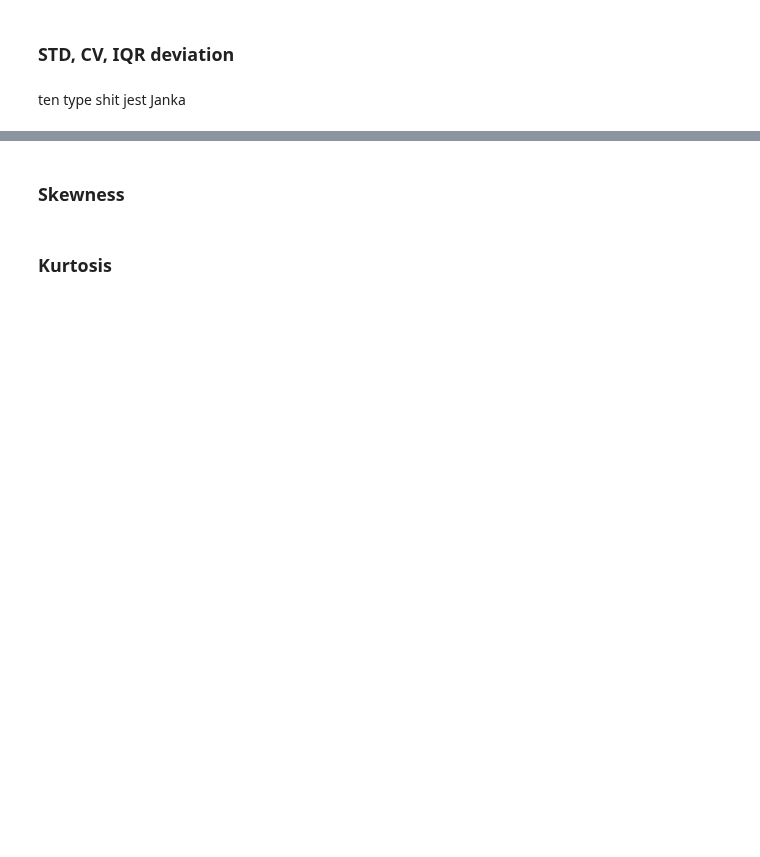
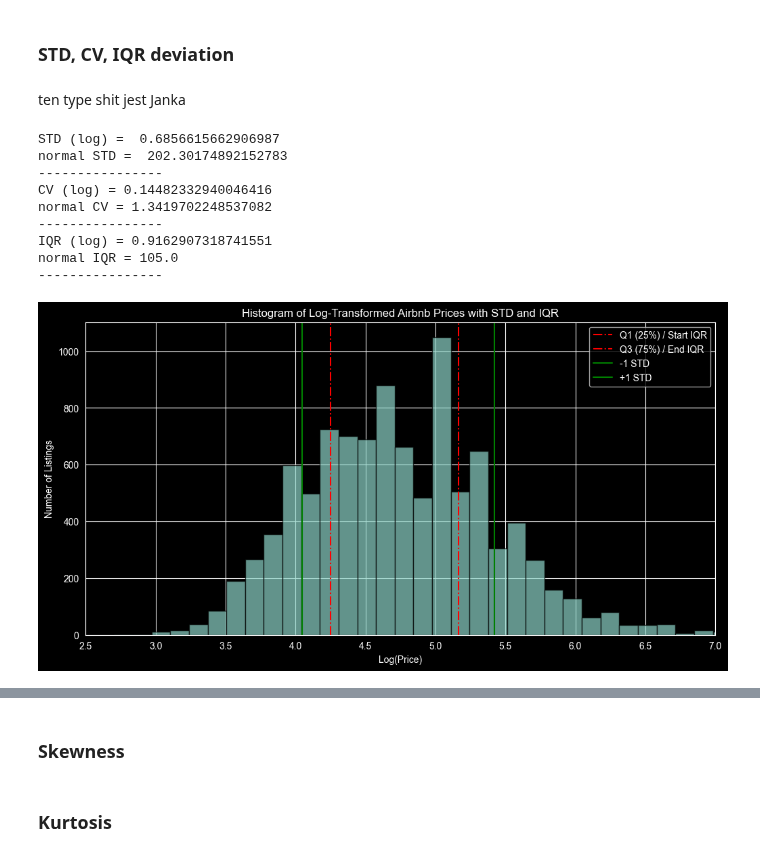
Before and after one commit to simioon/descriptive-statistics-meanlads, a Jupyter notebook: data-cleansing-visualization/Cleaning_Data_in_Python_live_session.ipynb, the cells around one changed output, grey strips where cells are left out. Drawn from its saved outputs; the diff is of its cells as text; code cells hidden in the pictures; blank space fills up the shorter version.

Commit message:
STD, CV, IQR for price and rating

```diff
--- a/data-cleansing-visualization/Cleaning_Data_in_Python_live_session.ipynb
+++ b/data-cleansing-visualization/Cleaning_Data_in_Python_live_session.ipynb
@@ -800,3 +800,64 @@ Później jak będe mergowal to komentarze pousuwam (jak bede pamietal).
 ### STD, CV, IQR deviation
 # %% [markdown]
 ten type shit jest Janka
+# %%
+from scipy.stats import iqr, variation
+
+airbnb2 = airbnb[airbnb['price'] > 0].copy()
+airbnb2['log_price'] = np.log(airbnb2['price'])
+
+log_std = airbnb2['log_price'].std()
+normal_std = airbnb2['price'].std()
+
+print("STD (log) = ", log_std)
+print("normal STD = ", normal_std)
+print("----------------")
+
+log_cv = variation(airbnb2['log_price'])
+normal_cv = variation(airbnb2['price'])
+
+print("CV (log) =" , log_cv)
+print("normal CV =" , normal_cv)
+print("----------------")
+
+log_iqr = iqr(airbnb2['log_price'])
+normal_iqr = iqr(airbnb2['price'])
+
+print("IQR (log) =" , log_iqr)
+print("normal IQR =" , normal_iqr)
+print("----------------")
+
+plt.figure(figsize=(12, 6))
+
+plt.hist(airbnb2['log_price'], bins=50, edgecolor='black', alpha=0.7)
+
+mean_log = airbnb2['log_price'].mean()
+median_log = airbnb2['log_price'].median()
+
+q1_log = np.percentile(airbnb2['log_price'], 25)
+q3_log = np.percentile(airbnb2['log_price'], 75)
+
+plt.axvline(q1_log, linestyle="-.", color="red", label="Q1 (25%) / Start IQR")
+plt.axvline(q3_log, linestyle="-.", color="red", label="Q3 (75%) / End IQR")
+
+plt.axvline(mean_log - log_std, linestyle="solid", color="green", label="-1 STD")
+plt.axvline(mean_log + log_std, linestyle="solid", color="green", label="+1 STD")
+
+plt.xlim(2.5, 7) #This is optional
+plt.xlabel("Log(Price)")
+plt.ylabel("Number of Listings")
+plt.title("Histogram of Log-Transformed Airbnb Prices with STD and IQR")
+
+plt.legend()
+plt.show()
+# %% [output]
+STD (log) =  0.6856615662906987
+normal STD =  202.30174892152783
+----------------
+CV (log) = 0.14482332940046416
+normal CV = 1.3419702248537082
+----------------
+IQR (log) = 0.9162907318741551
+normal IQR = 105.0
+----------------
+[figure, added]
```
Also changed, not shown: parts of 10 cells of this notebook.
